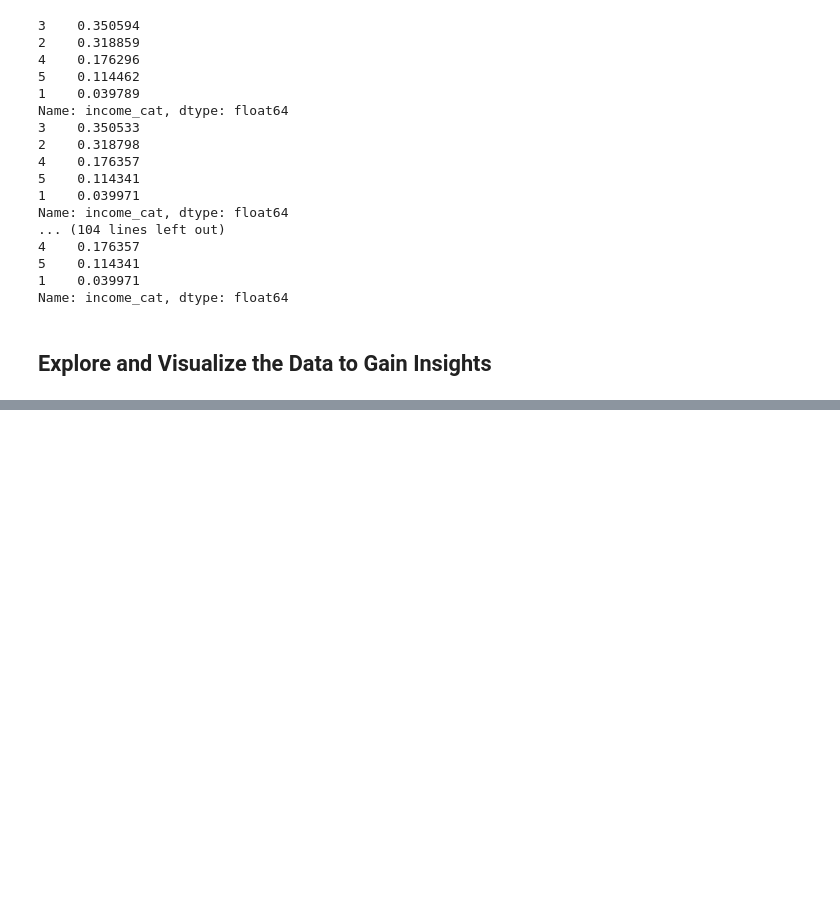
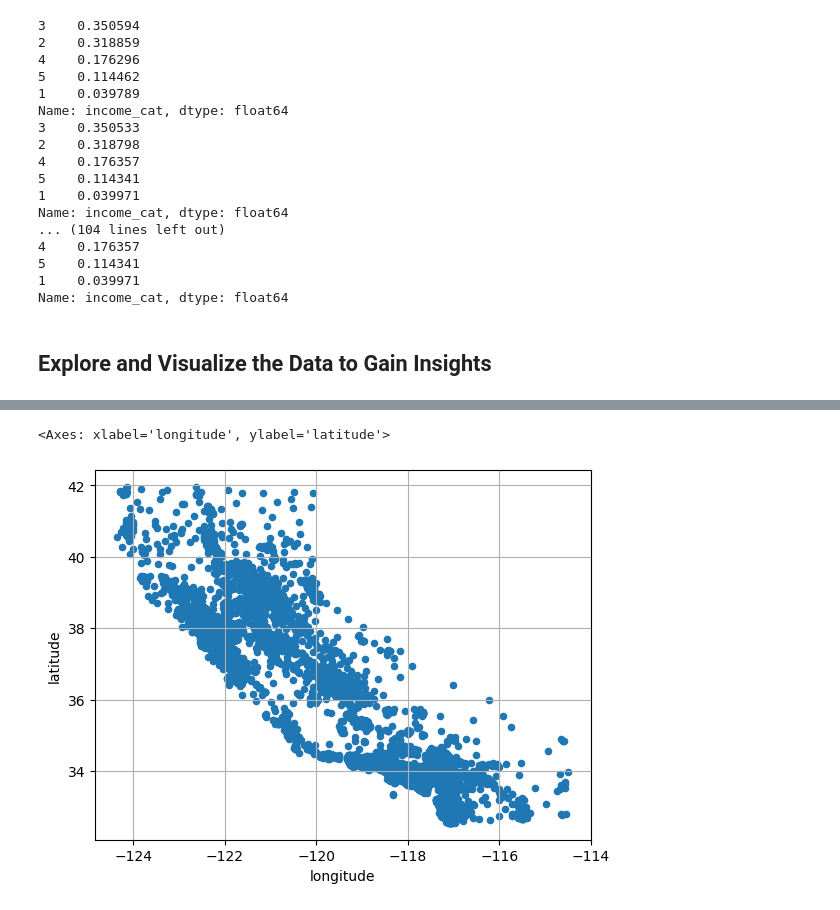
Before and after one commit to william-barros-costa/hands_on_machine_learning, a Jupyter notebook: 1_fundamentals_of_machine_learning/chapter2.ipynb, the cells around one changed output, grey strips where cells are left out. Cells and saved outputs as stored; diff of their text form; code cells hidden in the pictures; blank space fills up the shorter version.

```diff
--- a/1_fundamentals_of_machine_learning/chapter2.ipynb
+++ b/1_fundamentals_of_machine_learning/chapter2.ipynb
@@ -210,0 +213,3 @@ Name: income_cat, dtype: float64
+# %%
+housing = strat_splits[0][0].copy()
+housing.info()
@@ -210,0 +235,5 @@ Name: income_cat, dtype: float64
+# %%
+housing.plot.scatter(x='longitude', y='latitude', grid=True)
+# %% [output]
+<Axes: xlabel='longitude', ylabel='latitude'>
+[figure, added]
```
Also changed, not shown: parts of 10 cells of this notebook.
